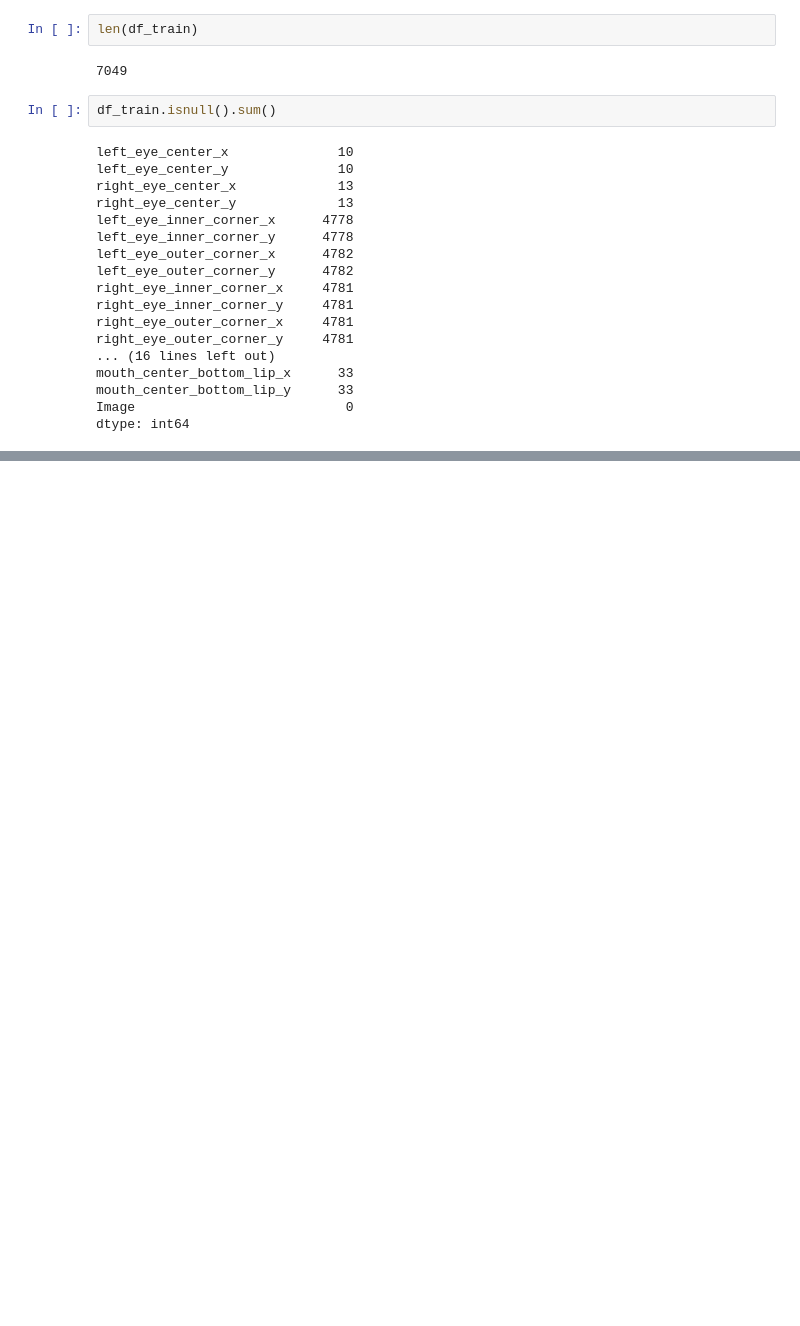
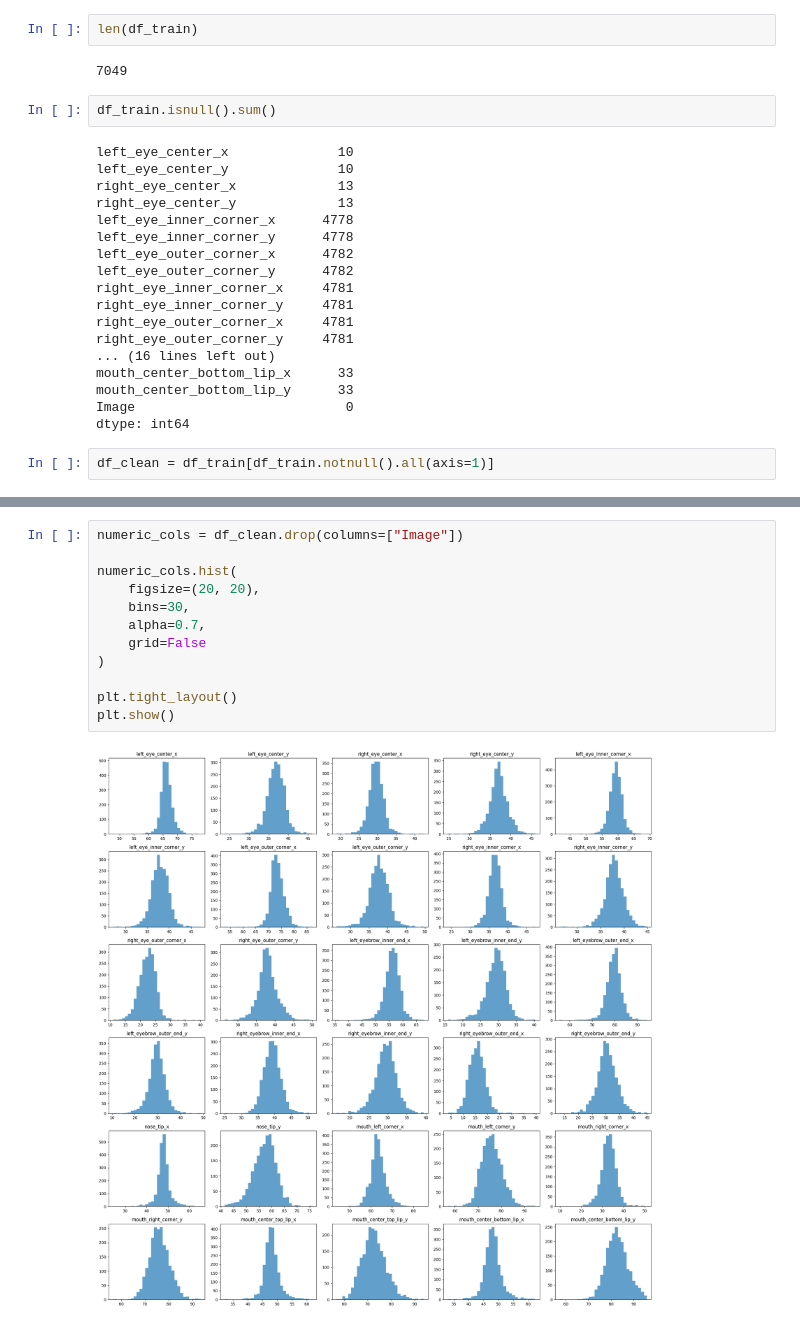
Before and after one commit to NimaNIKOOKAR/Facial-Keypoints-Detection, a Jupyter notebook: facial-detection.ipynb, the cells around one changed output, grey strips where cells are left out. Cells and saved outputs as stored; diff of their text form; blank space fills up the shorter version.

```diff
--- a/facial-detection.ipynb
+++ b/facial-detection.ipynb
@@ -147,3 +147,5 @@ mouth_center_bottom_lip_x      33
 mouth_center_bottom_lip_y      33
 Image                           0
 dtype: int64
+# %%
+df_clean = df_train[df_train.notnull().all(axis=1)]
@@ -149,0 +188,14 @@ dtype: int64
+# %%
+numeric_cols = df_clean.drop(columns=["Image"])
+
+numeric_cols.hist(
+    figsize=(20, 20),
+    bins=30,
+    alpha=0.7,
+    grid=False
+)
+
+plt.tight_layout()
+plt.show()
+# %% [output]
+[figure, added]
```
Also changed, not shown: parts of 8 cells of this notebook.
